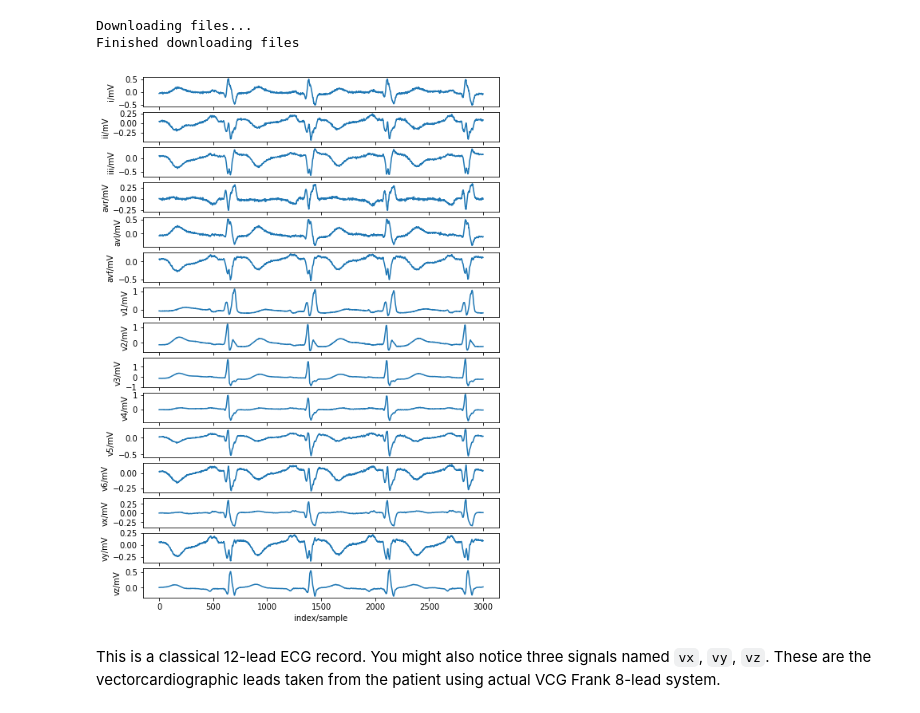
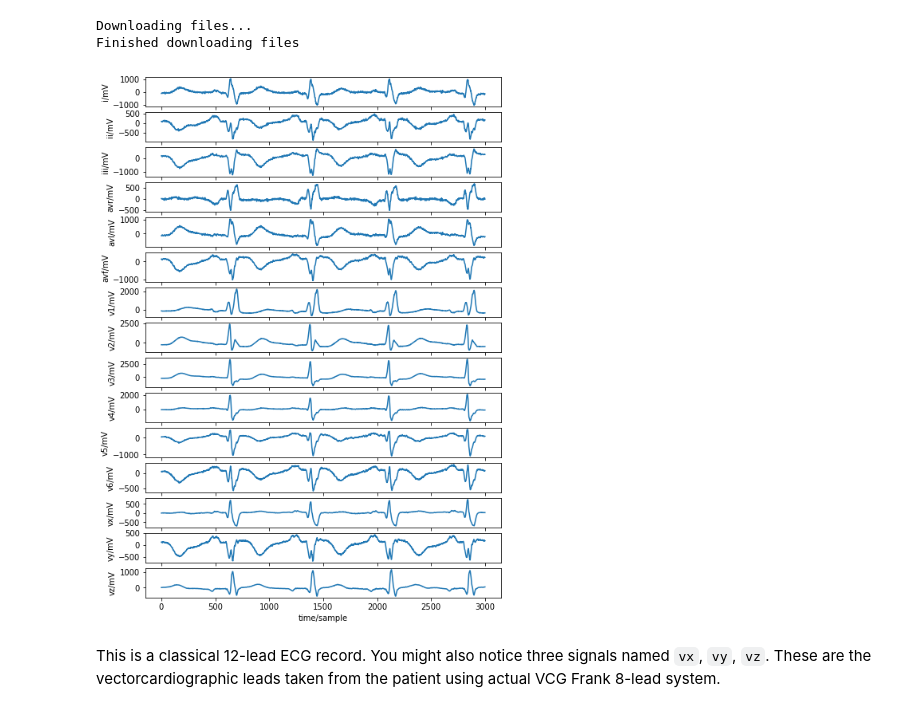
Before and after one commit to kapec94/cardiovector, a Jupyter notebook: Reconstruction.ipynb, the cells around one changed output. Saved outputs shown, nothing was run; the diff lists cells and outputs as text; code cells hidden in the pictures.

```diff
--- a/Reconstruction.ipynb
+++ b/Reconstruction.ipynb
@@ -24,12 +24,12 @@ wfdb.dldatabase('ptbdb', dlbasedir='data/',
 Downloading files...
 Finished downloading files
 # %%
-raw_record = wfdb.rdsamp('data/patient001/s0010_re')
+raw_record = wfdb.rdrecord('data/patient001/s0010_re', physical=False)
 record = prep.remove_baseline_wandering(raw_record)
 record = prep.recslice(record, sampto=3000)
-wfdb.plotrec(record, figsize=(8, 12))
+wfdb.plot_wfdb(record, figsize=(8, 12))
 # %% [output]
-[figure, old version]
+[figure, new version]
 # %% [markdown]
 This is a classical 12-lead ECG record. You might also notice three signals named `vx`, `vy`, `vz`. These are the vectorcardiographic leads taken from the patient using actual VCG Frank 8-lead system.
 # %%
```
Also changed, not shown: parts of 5 cells of this notebook, 7 other files.
